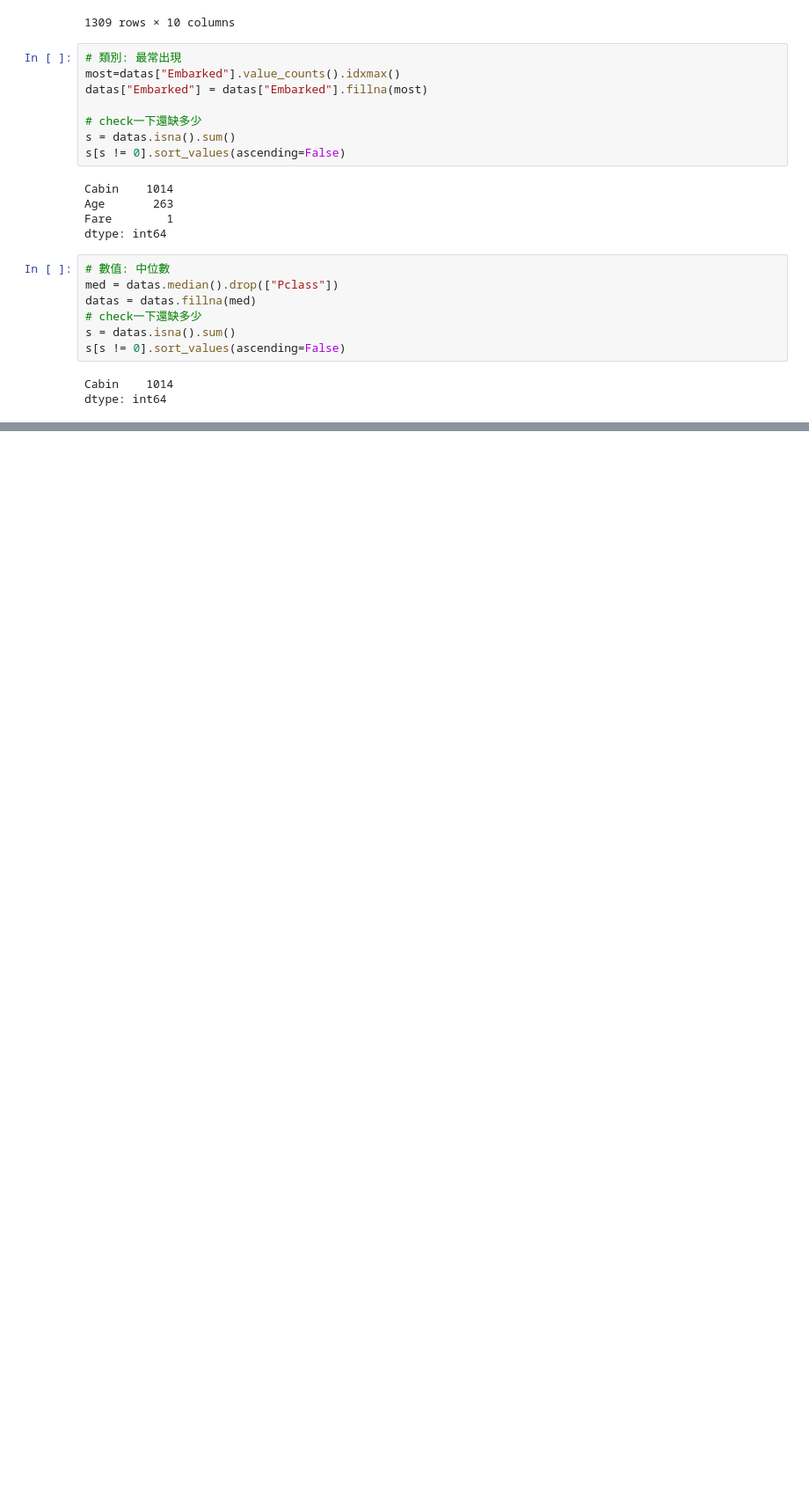
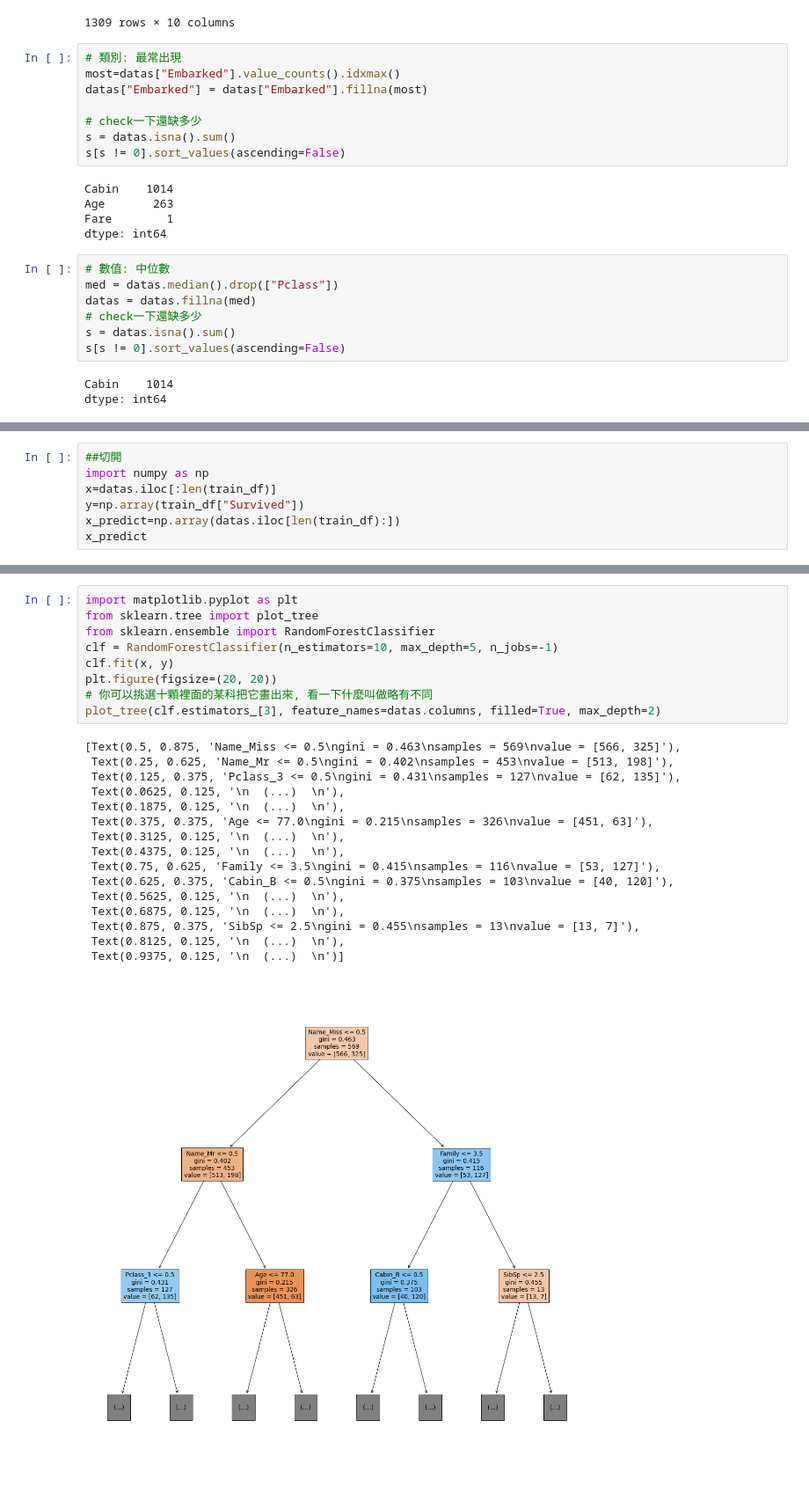
Before and after one commit to ZJCHEN0109/AIMarchinLearn, a Jupyter notebook: titanic.ipynb, the cells around one changed output, grey strips where cells are left out. Shown: that part at 88% size. Drawn from its saved outputs; the diff is of its cells as text; blank space fills up the shorter version.

```diff
--- a/titanic.ipynb
+++ b/titanic.ipynb
@@ -268,0 +292,7 @@ datas
+# %%
+##切開
+import numpy as np
+x=datas.iloc[:len(train_df)]
+y=np.array(train_df["Survived"])
+x_predict=np.array(datas.iloc[len(train_df):])
+x_predict
@@ -268,0 +317,26 @@ datas
+# %%
+import matplotlib.pyplot as plt
+from sklearn.tree import plot_tree
+from sklearn.ensemble import RandomForestClassifier
+clf = RandomForestClassifier(n_estimators=10, max_depth=5, n_jobs=-1)
+clf.fit(x, y)
+plt.figure(figsize=(20, 20))
+# 你可以挑選十顆裡面的某科把它畫出來, 看一下什麼叫做略有不同
+plot_tree(clf.estimators_[3], feature_names=datas.columns, filled=True, max_depth=2)
+# %% [output]
+[Text(0.5, 0.875, 'Name_Miss <= 0.5\ngini = 0.463\nsamples = 569\nvalue = [566, 325]'),
+ Text(0.25, 0.625, 'Name_Mr <= 0.5\ngini = 0.402\nsamples = 453\nvalue = [513, 198]'),
+ Text(0.125, 0.375, 'Pclass_3 <= 0.5\ngini = 0.431\nsamples = 127\nvalue = [62, 135]'),
+ Text(0.0625, 0.125, '\n  (...)  \n'),
+ Text(0.1875, 0.125, '\n  (...)  \n'),
+ Text(0.375, 0.375, 'Age <= 77.0\ngini = 0.215\nsamples = 326\nvalue = [451, 63]'),
+ Text(0.3125, 0.125, '\n  (...)  \n'),
+ Text(0.4375, 0.125, '\n  (...)  \n'),
+ Text(0.75, 0.625, 'Family <= 3.5\ngini = 0.415\nsamples = 116\nvalue = [53, 127]'),
+ Text(0.625, 0.375, 'Cabin_B <= 0.5\ngini = 0.375\nsamples = 103\nvalue = [40, 120]'),
+ Text(0.5625, 0.125, '\n  (...)  \n'),
+ Text(0.6875, 0.125, '\n  (...)  \n'),
+ Text(0.875, 0.375, 'SibSp <= 2.5\ngini = 0.455\nsamples = 13\nvalue = [13, 7]'),
+ Text(0.8125, 0.125, '\n  (...)  \n'),
+ Text(0.9375, 0.125, '\n  (...)  \n')]
+[figure, added]
```
Also changed, not shown: parts of 30 cells of this notebook.
